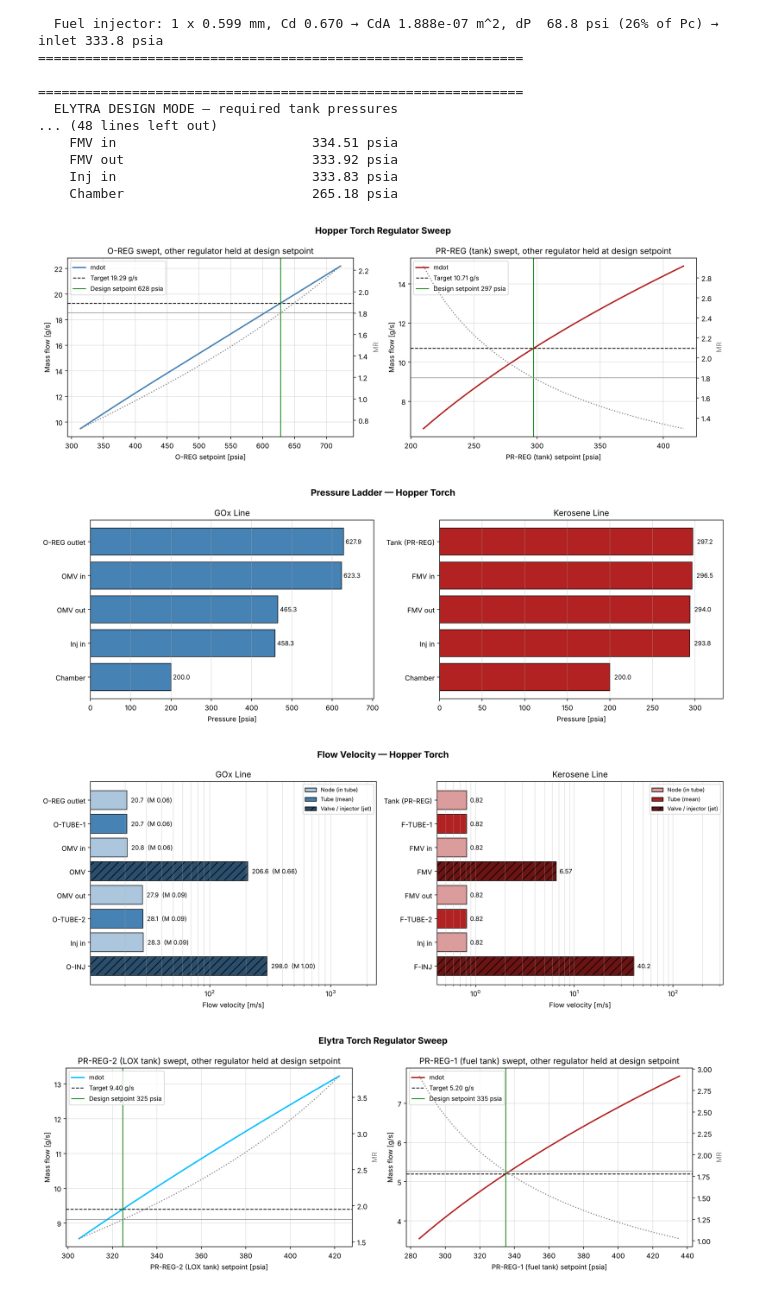
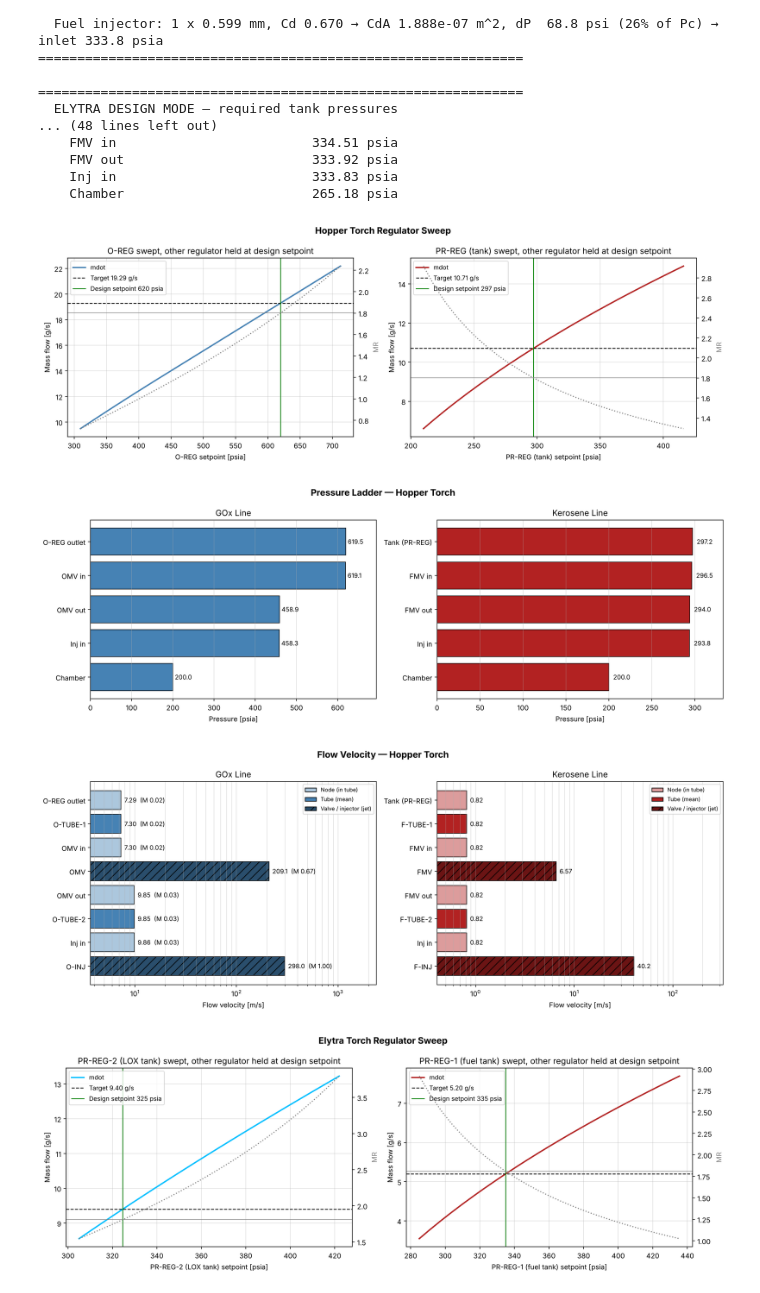
Before and after one commit to ryanyuan08/METS-Fluid-Model, a Jupyter notebook: fluid_model_NEW.ipynb, the cells around one changed output. Saved outputs shown, nothing was run; the diff lists cells and outputs as text; code cells hidden in the pictures.

```diff
--- a/fluid_model_NEW.ipynb
+++ b/fluid_model_NEW.ipynb
@@ -199,6 +199,10 @@ def real_gox_density(pressure_pa: float, temperature: float = T_AMB) -> float:
 # ─────────────────────────────────────────────────────────────────────
 TUBE_ID = (0.25 - 2 * 0.035) * 0.0254     # METS BOM: 1/4" OD x 0.035" WT SS304 seamless tube → ID 4.57 mm
 TUBE_AREA      = np.pi * TUBE_ID**2 / 4
+# GOX leg upsized to 3/8" OD x 0.035" WT SS tube → ID 0.305" (7.75 mm), 2.87x the 1/4" flow area.
+# Keeps GOX line velocity under the CGA G-4.4 / EIGA Doc 13 impingement curve (P x V <= 45 MPa m/s,
+# ~10-14 m/s at 450-650 psia); 1/4" tube ran 21-28 m/s. Kerosene and LOX legs stay 1/4".
+GOX_TUBE_ID    = (0.375 - 2 * 0.035) * 0.0254
 TUBE_ROUGHNESS = 1.5e-6   # [m] standard handbook value for drawn stainless tubing (Moody chart tables)
 
 # Loss coefficient per fitting   # PLACEHOLDER: handbook-typical values (Crane TP-410 order of
@@ -217,9 +221,9 @@ STAND = {
     # Tube runs   # PLACEHOLDER: Measure once METS is built.
     # L = straight length [m], dz = height gain [m], fittings = counts
     'o_segments': [
-        {'name': 'O-TUBE-1', 'L': 0.55, 'dz': 0.0,     # O-REG → vent tee → OMV
+        {'name': 'O-TUBE-1', 'L': 0.55, 'dz': 0.0, 'ID': GOX_TUBE_ID,     # O-REG → vent tee → OMV
          'fittings': {'tee_run': 1, 'union': 2}},
-        {'name': 'O-TUBE-2', 'L': 0.60, 'dz': 0.0,     # OMV → torch (+~1 ft to torch)
+        {'name': 'O-TUBE-2', 'L': 0.60, 'dz': 0.0, 'ID': GOX_TUBE_ID,     # OMV → torch (+~1 ft to torch)
          'fittings': {'bend': 2, 'union': 2}},
     ],
     'omv_Cv':            0.12,    # AliExpress 1 ksi solenoid datasheet (METS BOM)
@@ -276,27 +280,32 @@ def add_tube_segment(net: Network, seg: dict, P_up: State, rho: State,
 
     ADDED (LOX leg): a segment may give its total loss coefficient directly as seg['K']
     instead of 'fittings' counts.
+
+    ADDED (3/8" GOX line): a segment may give its own inner diameter as seg['ID'] [m];
+    default is the 1/4" stand tube (TUBE_ID).
     """
     name  = seg['name']
+    D     = seg.get('ID', TUBE_ID)
+    A     = np.pi * D**2 / 4
     P_out = State(P_up.value * 0.995, bounds=(1e4, None))
     mdot  = State(mdot_guess)        # pipe mass flow (solver unknown)
     f     = State(0.02)              # Darcy friction factor (Churchill output: continuous laminar → turbulent)
 
     Churchill(f"{name} friction", net,
-        mass_flow=mdot, friction_factor=f, hydraulic_diameter=TUBE_ID,
-        dynamic_viscosity=mu, cross_sectional_area=TUBE_AREA,
+        mass_flow=mdot, friction_factor=f, hydraulic_diameter=D,
+        dynamic_viscosity=mu, cross_sectional_area=A,
         roughness=TUBE_ROUGHNESS)
 
     if 'K' in seg:
         K_total = seg['K']
     else:
         K_total = sum(K_FITTING[kind] * n for kind, n in seg['fittings'].items())
-    L_eq    = seg['L'] + K_total * TUBE_ID / f      # live: updates with f
+    L_eq    = seg['L'] + K_total * D / f            # live: updates with f
 
     PIPE = DarcyWeisbach(name, net,
         mass_flow=mdot, upstream_pressure=P_up, downstream_pressure=P_out,
-        length=L_eq, hydraulic_diameter=TUBE_ID, density=rho,
-        cross_sectional_area=TUBE_AREA, friction_factor=f,
+        length=L_eq, hydraulic_diameter=D, density=rho,
+        cross_sectional_area=A, friction_factor=f,
         height_change=seg['dz'])
     return P_out, PIPE
 
@@ -896,6 +905,8 @@ def leg_velocities(states: dict, leg: str) -> list[dict]:
     every reported node, then the component leaving it, down to the injector.
 
       node                  velocity in the tube at that node:   v = mdot / (rho(P_node) * A_tube)
+                            (A_tube of the tube that starts or ends at the node, so 3/8" GOX and
+                             1/4" liquid legs are both handled)
       tube (DarcyWeisbach)  mean of its inlet and outlet tube velocities
       liquid restriction    jet velocity through the effective area:   v = mdot / (rho * CdA)
       (DischargeCoefficient: valves from Cv, liquid injectors)
@@ -920,13 +931,19 @@ def leg_velocities(states: dict, leg: str) -> list[dict]:
     def up(c):
         return c.upstream_total_pressure if isinstance(c, CompressibleOrifice) else c.upstream_pressure
 
+    def node_area(P):
+        for c in branches.values():
+            if isinstance(c, DarcyWeisbach) and (c.upstream_pressure is P or c.downstream_pressure is P):
+                return _val(c.cross_sectional_area)
+        return TUBE_AREA
+
     rows, placed = [], set()
     for name, comp in branches.items():
         mdot = _val(comp.mass_flow)
         # reported node feeding this component (the C-TUBE-1 / C-TUBE-2 joint has none)
         for n_name, P in nodes.items():
             if P is up(comp) and n_name not in placed:
-                v = mdot / (rho_at(_val(P)) * TUBE_AREA)
+                v = mdot / (rho_at(_val(P)) * node_area(P))
                 rows.append({'name': n_name, 'kind': 'node', 'v': v,
                              'Mach': mach(v, T0) if gas is not None else None})
                 placed.add(n_name)
@@ -1026,36 +1043,36 @@ def plot_regulator_sweep(ta, P_sweep_ox, sw_ox, P_req_ox, P_sweep_fu, sw_fu, P_r
         ax2.plot(P_sweep, sw['MR'], color='gray', linestyle=':', linewidth=1.5, label='MR')
         ax2.axhline(ta['target_MR'], color='gray', linewidth=0.8)
         ax2.set_ylabel("MR", color='gray')
         ax.set_title(f"{label} swept, other regulator held at design setpoint")
         ax.legend(loc='upper left', fontsize=9); ax.grid(True, alpha=0.4)
     plt.tight_layout()
     plt.savefig(script_dir / fname, dpi=150)
     plt.show()
 
 
 if __name__ == "__main__":
 
     # Hopper torch
     plot_regulator_sweep(TA, P_sweep_ox, sw_ox, design['P_oreg_psia'],
                          P_sweep_fu, sw_fu, design['P_tank_psia'])
     plot_pressure_ladder(d_states, "Hopper Torch")
     plot_flow_velocity(d_states, "Hopper Torch")
 
     # Elytra torch
     plot_regulator_sweep(TA_E, P_sweep_lox, e_sw_ox, e_design['P_lox_tank_psia'],
                          P_sweep_fu_e, e_sw_fu, e_design['P_fuel_tank_psia'],
                          reg_labels=('PR-REG-2 (LOX tank)', 'PR-REG-1 (fuel tank)'),
                          ox_color='deepskyblue', fname="elytra_regulator_sweep.png")
     plot_pressure_ladder(e_d_states, "Elytra Torch (design point)",
                          leg_labels=('LOX Line', 'Kerosene Line'), ox_color='deepskyblue',
                          fname="elytra_pressure_ladder.png")
     plot_flow_velocity(e_d_states, "Elytra Torch (design point)",
                        leg_labels=('LOX Line', 'Kerosene Line'), ox_color='deepskyblue',
                        fname="elytra_flow_velocity.png")
 # %% [output]
-[figure, old version]
+[figure, new version]
-[figure, old version]
+[figure, new version]
-[figure, old version]
+[figure, new version]
 [figure]
 [figure]
 [figure]
```
Also changed, not shown: parts of 1 cell of this notebook, 1 other file.
